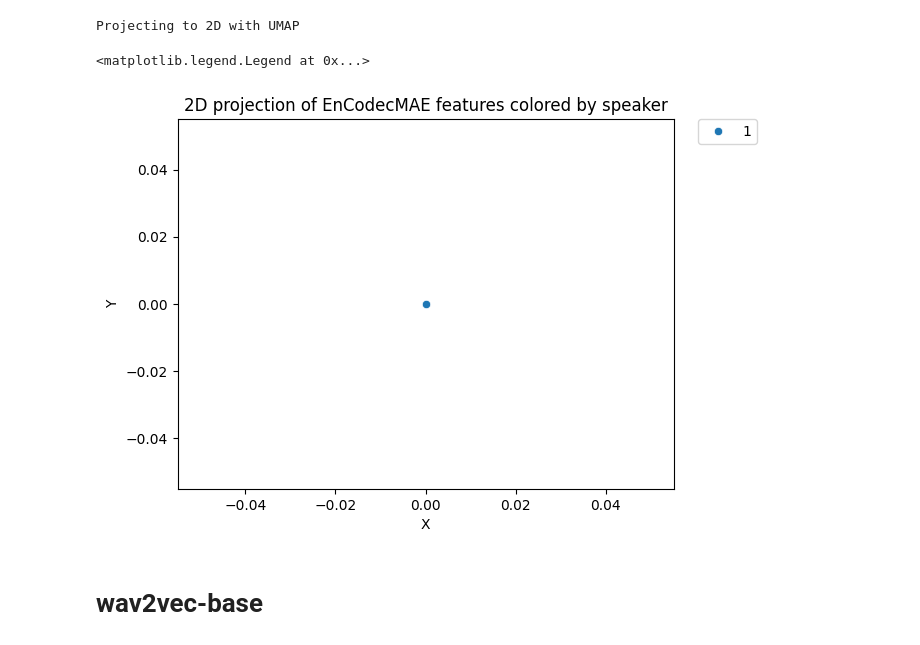
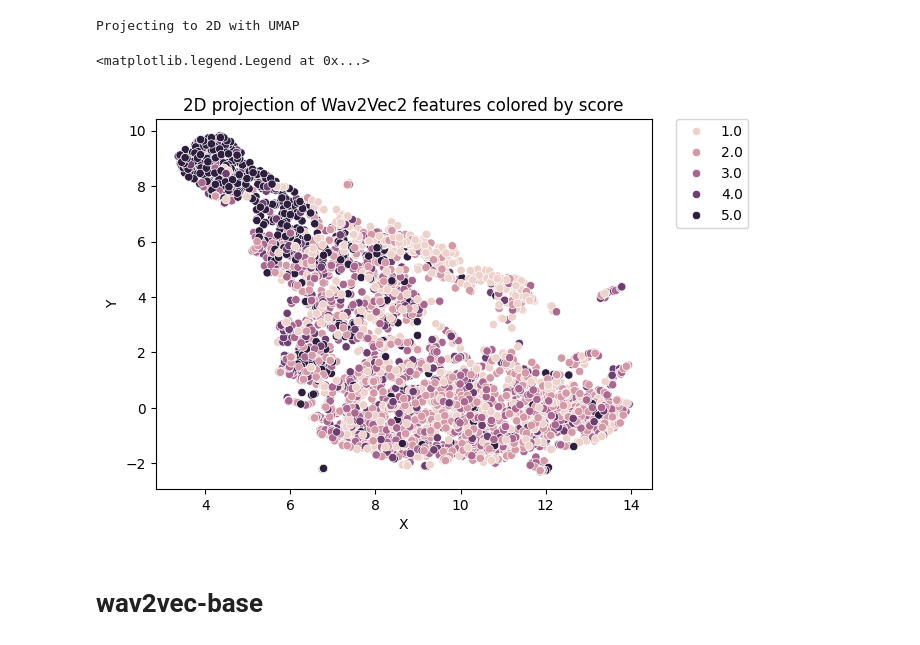
Before and after one commit to asosawelford/tesis, a Jupyter notebook: embeddings/wav2vec/code/extract_wav2vec_embeddings.ipynb, the cells around one changed output. Drawn from its saved outputs; the diff is of its cells as text; code cells hidden in the pictures.

Commit message:
embedding with wav2vec extracted and mapped with UMAP

```diff
--- a/embeddings/wav2vec/code/extract_wav2vec_embeddings.ipynb
+++ b/embeddings/wav2vec/code/extract_wav2vec_embeddings.ipynb
@@ -14,20 +14,28 @@ import numpy as np
 from tqdm.auto import tqdm
 tqdm.pandas()
 # %%
-def wav2vec_embeddings(audio_folder, model_name, output_folder):
-    for audio_file in tqdm(list(Path(audio_folder).rglob('*.wav'))):
+def wav2vec_embeddings(path_to_csv, model_name):
+    feature_extractor = Wav2Vec2FeatureExtractor.from_pretrained(model_name)
+    model = Wav2Vec2Model.from_pretrained(model_name)
+    metadata_df = pd.read_csv(path_to_csv)
+    # Create a new column to store embeddings
+    metadata_df['embeddings'] = None
+    # iterate over each path in "stimuli" column
+    for index, row in tqdm(metadata_df.iterrows()):
+        audio_file = row['stimuli']
         input_audio, sample_rate = librosa.load(audio_file, sr=16000)
-        feature_extractor = Wav2Vec2FeatureExtractor.from_pretrained(model_name)
-        model = Wav2Vec2Model.from_pretrained(model_name)
         inputs = feature_extractor(input_audio, return_tensors="pt", sampling_rate=sample_rate)
         with torch.no_grad():
             outputs= model(inputs.input_values)
         embeddings = outputs.last_hidden_state
         embeddings = embeddings.mean(dim=1)
         embeddings = embeddings.squeeze().detach().numpy()
-        output_file = Path(output_folder) / audio_file.relative_to(audio_folder).with_suffix('.npy')
-        output_file.parent.mkdir(parents=True, exist_ok=True)
-        np.save(output_file, embeddings)
+
+        metadata_df.at[index, 'embeddings'] = [embeddings]
+
+    return metadata_df
 # %%
-wav2vec_embeddings('/home/udesa_ubuntu/tesis/database_16k/A/A1', 'facebook/wav2vec2-base-960h', '../../database_16k/wav2vec2-base-960h')
+path_to_csv = "/home/udesa_ubuntu/tesis/analysis/subjective_results_corrected.csv"
+model = 'facebook/wav2vec2-base-960h'
+metadata_df = wav2vec_embeddings(path_to_csv, model)
 # %% [output]
@@ -128,21 +53,21 @@ tensor([[-8.1039e-02,  5.0739e-02,  6.6325e-02, -1.6748e-02,  3.3528e-02,
+# %%
+metadata_df["embeddings"] = metadata_df["embeddings"].apply(lambda x: x[0])
 # %% [markdown]
 # U-MAP
 # %%
 #Create a numpy array with the features and project them to 2D using UMAP:
-selected_samples = pd.DataFrame()
-X = np.stack(loaded_tensor)
+X = np.stack(metadata_df['embeddings'])
 print('Projecting to 2D with UMAP')
 projector = umap.UMAP()
 projected = projector.fit_transform(X)
-selected_samples['X'] = projected[:,0]
-selected_samples['Y'] = projected[:,1]
-selected_samples['mos'] = '1'
+metadata_df['X'] = projected[:,0]
+metadata_df['Y'] = projected[:,1]
 # %% [output]
 Projecting to 2D with UMAP
 # %%
-plt.title('2D projection of EnCodecMAE features colored by speaker')
-sns.scatterplot(data=selected_samples,x='X',y='Y',hue='mos')
+plt.title('2D projection of Wav2Vec2 features colored by score')
+sns.scatterplot(data=metadata_df,x='X',y='Y',hue='score')
 plt.legend(bbox_to_anchor=(1.05, 1), loc='upper left', borderaxespad=0)
 # %% [output]
 <matplotlib.legend.Legend at 0x...>
-[figure, old version]
+[figure, new version]
```
Also changed, not shown: parts of 15 cells of this notebook, 7 other files.
